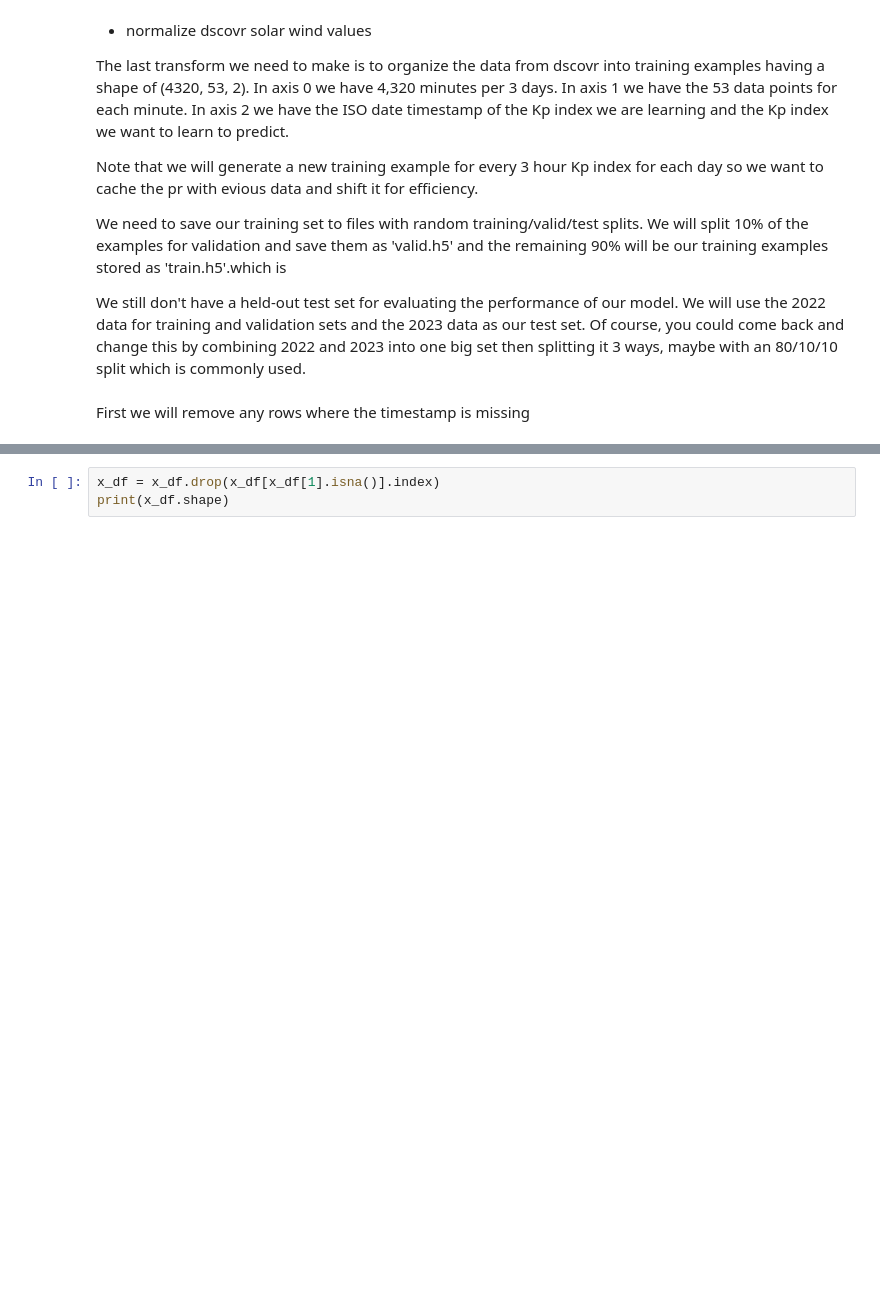
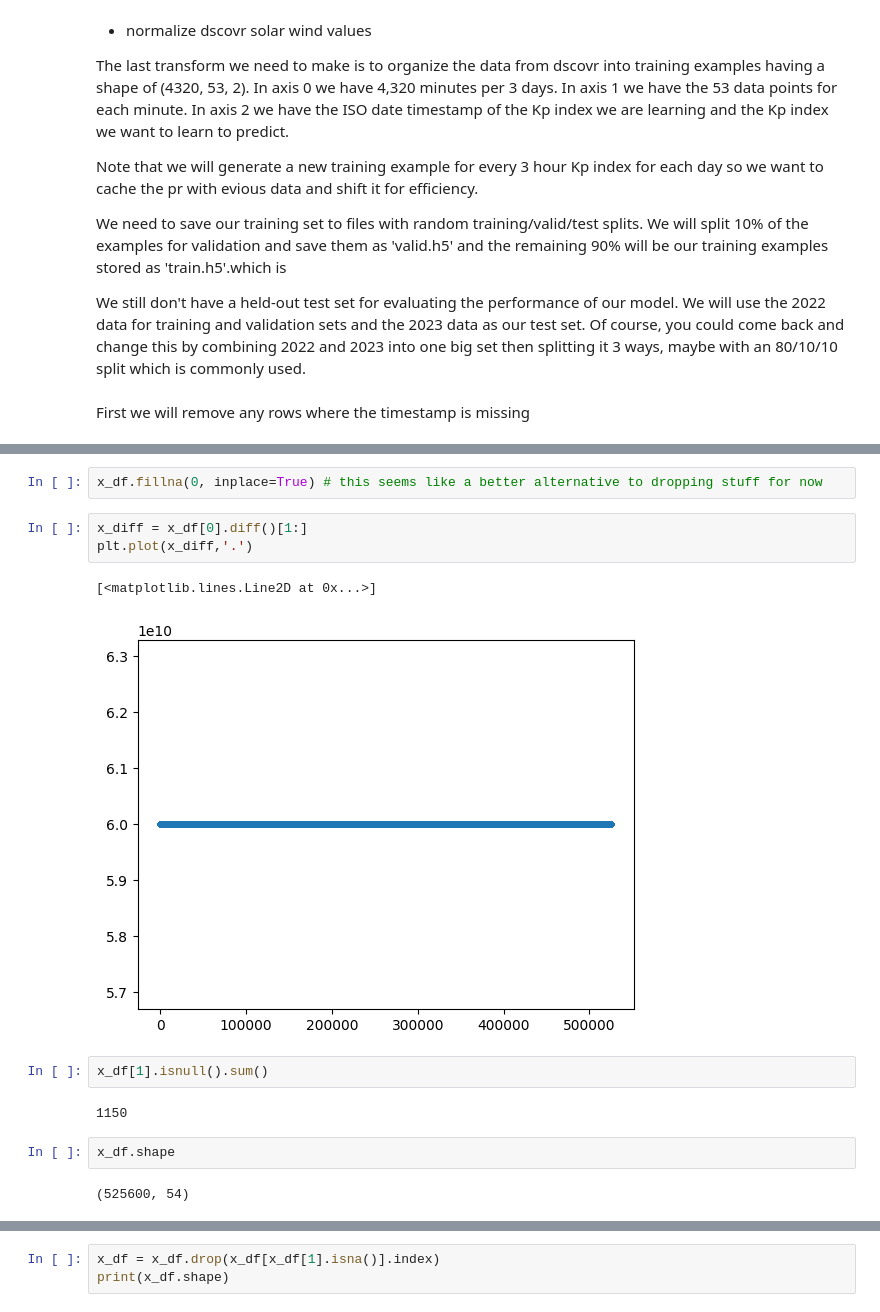
Before and after one commit to edubergeek/dscovrmatic, a Jupyter notebook: dscovrmatic-etl.ipynb, the cells around one changed output, grey strips where cells are left out. Saved outputs shown, nothing was run; the diff lists cells and outputs as text; blank space fills up the shorter version.

```diff
--- a/dscovrmatic-etl.ipynb
+++ b/dscovrmatic-etl.ipynb
@@ -60,0 +73,16 @@ First we will remove any rows where the timestamp is missing
+# %%
+x_df.fillna(0, inplace=True) # this seems like a better alternative to dropping stuff for now
+# %%
+x_diff = x_df[0].diff()[1:]
+plt.plot(x_diff,'.')
+# %% [output]
+[<matplotlib.lines.Line2D at 0x...>]
+[figure, added]
+# %%
+x_df[1].isnull().sum()
+# %% [output]
+1150
+# %%
+x_df.shape
+# %% [output]
+(525600, 54)
```
Also changed, not shown: parts of 40 cells of this notebook.
